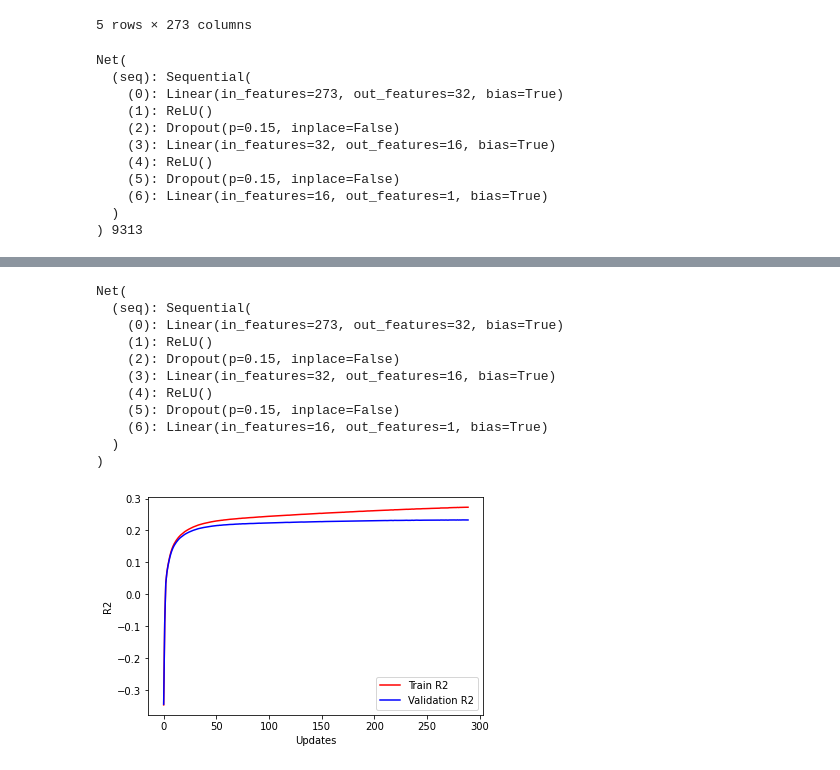
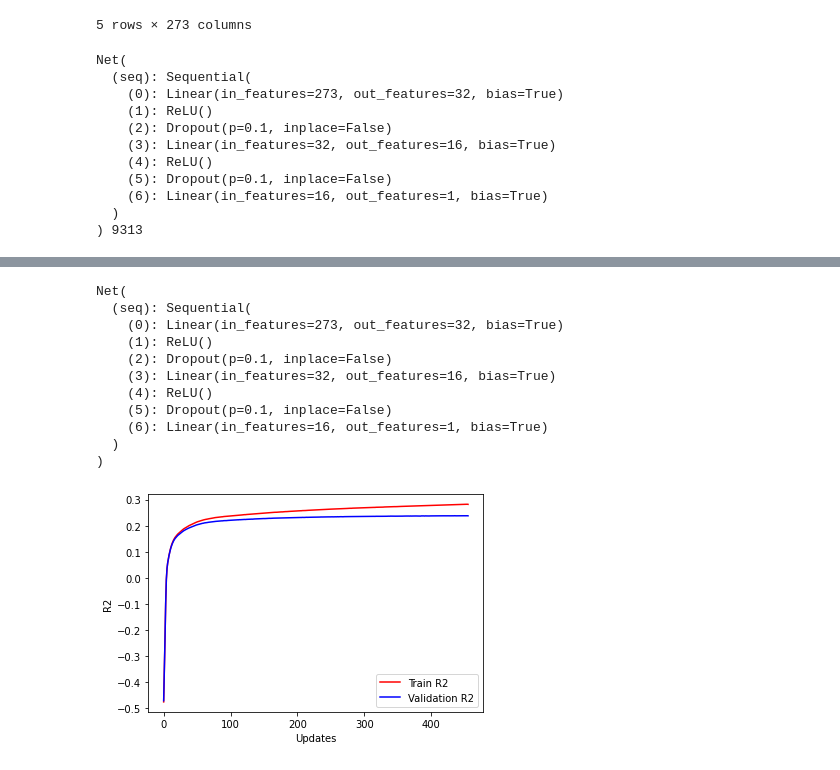
Before and after one commit to Bogeluno/GNN_Thesis, a Jupyter notebook: notebooks/MLP.ipynb, the cells around one changed output, grey strips where cells are left out. Drawn from its saved outputs; the diff is of its cells as text; code cells hidden in the pictures.

```diff
--- a/notebooks/MLP.ipynb
+++ b/notebooks/MLP.ipynb
@@ -399,7 +396,7 @@ val_losses = []
 get_slice = lambda i, size: range(i * size, (i + 1) * size)
 
 path = 'Results/SimpleNN/WithZones.pt'
-early_stopping = EarlyStopping(patience=10, verbose=False, path = path)
+early_stopping = EarlyStopping(patience=20, verbose=False, path = path)
 
 for epoch in range(num_epochs):
     # Forward -> Backprob -> Update params
@@ -507,0 +551,31 @@ Net(
+# %%
+# define network
+class Net(nn.Module):
+
+    def __init__(self):
+        super(Net, self).__init__()
+
+        def init_weights(m):
+            if isinstance(m, nn.Linear):
+                torch.nn.init.xavier_normal_(m.weight)
+                m.bias.data.fill_(0.01)
+
+        self.seq = nn.Sequential(
+            nn.Linear(10,32),
+            nn.ReLU(),
+            nn.Dropout(0.0),
+            nn.Linear(32,16),
+            nn.ReLU(),
+            nn.Dropout(0.0),
+            nn.Linear(16,1),
+        )
+
+        self.seq.apply(init_weights)
+
+
+    def forward(self, x):
+        x = self.seq(x)
+        return x
+
+net = Net()
+print(net, sum(p.numel() for p in net.parameters()))
@@ -565,10 +776,10 @@ class Net(nn.Module):
         self.seq = nn.Sequential(
             nn.Linear(17,128),
             nn.ReLU(),
-            nn.Dropout(0.1),
+            nn.Dropout(0.3),
             nn.Linear(128,64),
             nn.ReLU(),
-            nn.Dropout(0.1),
+            nn.Dropout(0.3),
             nn.Linear(64,1),
         )
 
@@ -612,7 +823,7 @@ val_losses = []
 get_slice = lambda i, size: range(i * size, (i + 1) * size)
 
 path = 'Results/SimpleNN/WithWeather.pt'
-early_stopping = EarlyStopping(patience=10, verbose=False, path = path)
+early_stopping = EarlyStopping(patience=20, verbose=False, path = path)
 
 for epoch in range(num_epochs):
     # Forward -> Backprob -> Update params
@@ -779,10 +990,10 @@ class Net(nn.Module):
         self.seq = nn.Sequential(
             nn.Linear(273,32),
             nn.ReLU(),
-            nn.Dropout(0.15),
+            nn.Dropout(0.1),
             nn.Linear(32,16),
             nn.ReLU(),
-            nn.Dropout(0.15),
+            nn.Dropout(0.1),
             nn.Linear(16,1),
         )
 
@@ -800,10 +1011,10 @@ Net(
   (seq): Sequential(
     (0): Linear(in_features=273, out_features=32, bias=True)
     (1): ReLU()
-    (2): Dropout(p=0.15, inplace=False)
+    (2): Dropout(p=0.1, inplace=False)
     (3): Linear(in_features=32, out_features=16, bias=True)
     (4): ReLU()
-    (5): Dropout(p=0.15, inplace=False)
+    (5): Dropout(p=0.1, inplace=False)
     (6): Linear(in_features=16, out_features=1, bias=True)
   )
 ) 9313
@@ -826,7 +1037,7 @@ val_losses = []
 get_slice = lambda i, size: range(i * size, (i + 1) * size)
 
 path = 'Results/SimpleNN/Full.pt'
-early_stopping = EarlyStopping(patience=10, verbose=False, path = path)
+early_stopping = EarlyStopping(patience=20, verbose=False, path = path)
 
 for epoch in range(num_epochs):
     # Forward -> Backprob -> Update params
@@ -923,15 +1134,15 @@ Epoch 290: Train Loss -0.243914 , Valid Loss -0.228559 , Train R2 0.272657, Vali
 Net(
   (seq): Sequential(
     (0): Linear(in_features=273, out_features=32, bias=True)
     (1): ReLU()
-    (2): Dropout(p=0.15, inplace=False)
+    (2): Dropout(p=0.1, inplace=False)
     (3): Linear(in_features=32, out_features=16, bias=True)
     (4): ReLU()
-    (5): Dropout(p=0.15, inplace=False)
+    (5): Dropout(p=0.1, inplace=False)
     (6): Linear(in_features=16, out_features=1, bias=True)
   )
 )
-[figure, old version]
+[figure, new version]
 # %%
 plt.plot(epoch, [x.detach().numpy() for x in train_losses], [x.detach().numpy() for x in val_losses])
 plt.legend(['Train Losses','Validation Losses'])
```
Also changed, not shown: parts of 42 cells of this notebook, 35 other files.
